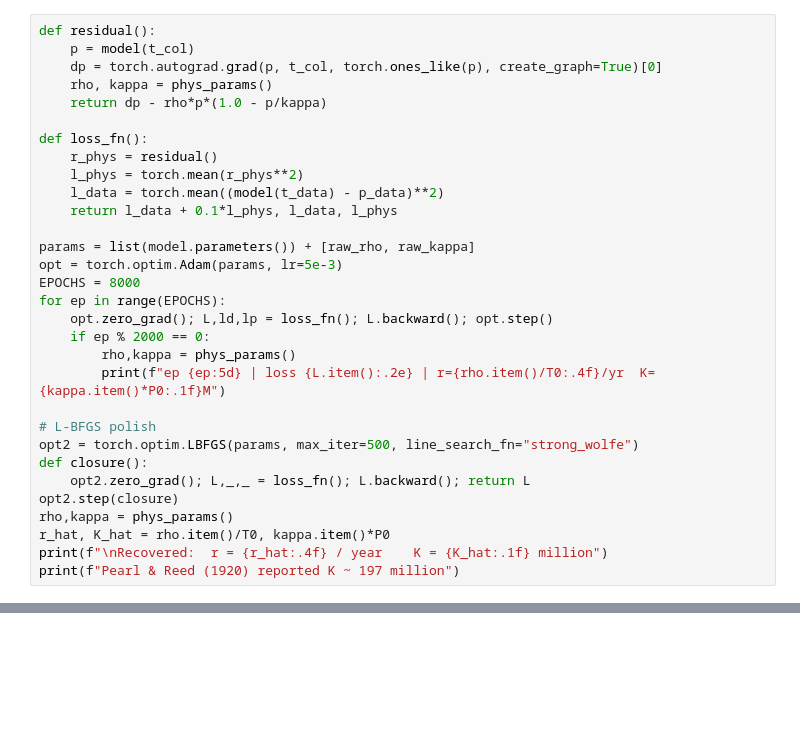
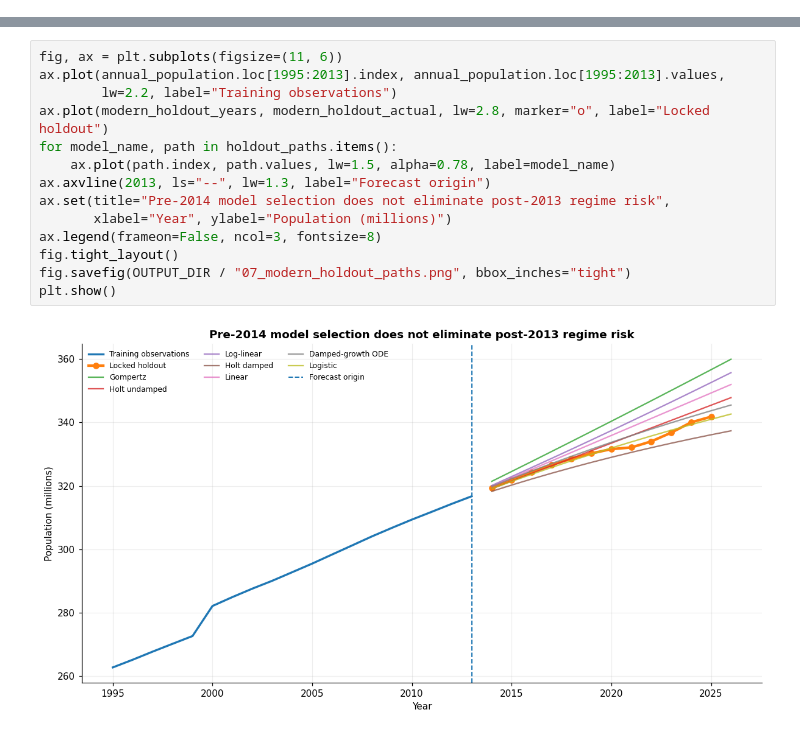
Before and after one commit to alishahmohammadi26/physics-ai-pinns, a Jupyter notebook: 02_Solving_ODEs_with_Neural_Networks/notebooks/01_logistic_population_growth.ipynb, the cells around one changed output, grey strips where cells are left out. Drawn from its saved outputs; the diff is of its cells as text; blank space fills up the shorter version.

```diff
--- a/02_Solving_ODEs_with_Neural_Networks/notebooks/01_logistic_population_growth.ipynb
+++ b/02_Solving_ODEs_with_Neural_Networks/notebooks/01_logistic_population_growth.ipynb
@@ -123,31 +0,0 @@ t_col = torch.linspace(0, 1.05, 200, device=device).reshape(-1,1).requires_grad_
-# %%
-def residual():
-    p = model(t_col)
-    dp = torch.autograd.grad(p, t_col, torch.ones_like(p), create_graph=True)[0]
-    rho, kappa = phys_params()
-    return dp - rho*p*(1.0 - p/kappa)
-
-def loss_fn():
-    r_phys = residual()
-    l_phys = torch.mean(r_phys**2)
-    l_data = torch.mean((model(t_data) - p_data)**2)
-    return l_data + 0.1*l_phys, l_data, l_phys
-
-params = list(model.parameters()) + [raw_rho, raw_kappa]
-opt = torch.optim.Adam(params, lr=5e-3)
-EPOCHS = 8000
-for ep in range(EPOCHS):
-    opt.zero_grad(); L,ld,lp = loss_fn(); L.backward(); opt.step()
-    if ep % 2000 == 0:
-        rho,kappa = phys_params()
-        print(f"ep {ep:5d} | loss {L.item():.2e} | r={rho.item()/T0:.4f}/yr  K={kappa.item()*P0:.1f}M")
-
-# L-BFGS polish
-opt2 = torch.optim.LBFGS(params, max_iter=500, line_search_fn="strong_wolfe")
-def closure():
-    opt2.zero_grad(); L,_,_ = loss_fn(); L.backward(); return L
-opt2.step(closure)
-rho,kappa = phys_params()
-r_hat, K_hat = rho.item()/T0, kappa.item()*P0
-print(f"\nRecovered:  r = {r_hat:.4f} / year    K = {K_hat:.1f} million")
-print(f"Pearl & Reed (1920) reported K ~ 197 million")
@@ -425,0 +985,16 @@ DeepONet (operator)         0.0177      18.7    N/A
+# %%
+fig, ax = plt.subplots(figsize=(11, 6))
+ax.plot(annual_population.loc[1995:2013].index, annual_population.loc[1995:2013].values,
+        lw=2.2, label="Training observations")
+ax.plot(modern_holdout_years, modern_holdout_actual, lw=2.8, marker="o", label="Locked holdout")
+for model_name, path in holdout_paths.items():
+    ax.plot(path.index, path.values, lw=1.5, alpha=0.78, label=model_name)
+ax.axvline(2013, ls="--", lw=1.3, label="Forecast origin")
+ax.set(title="Pre-2014 model selection does not eliminate post-2013 regime risk",
+       xlabel="Year", ylabel="Population (millions)")
+ax.legend(frameon=False, ncol=3, fontsize=8)
+fig.tight_layout()
+fig.savefig(OUTPUT_DIR / "07_modern_holdout_paths.png", bbox_inches="tight")
+plt.show()
+# %% [output]
+[figure, added]
```
Also changed, not shown: parts of 67 cells of this notebook, 3 other files.
